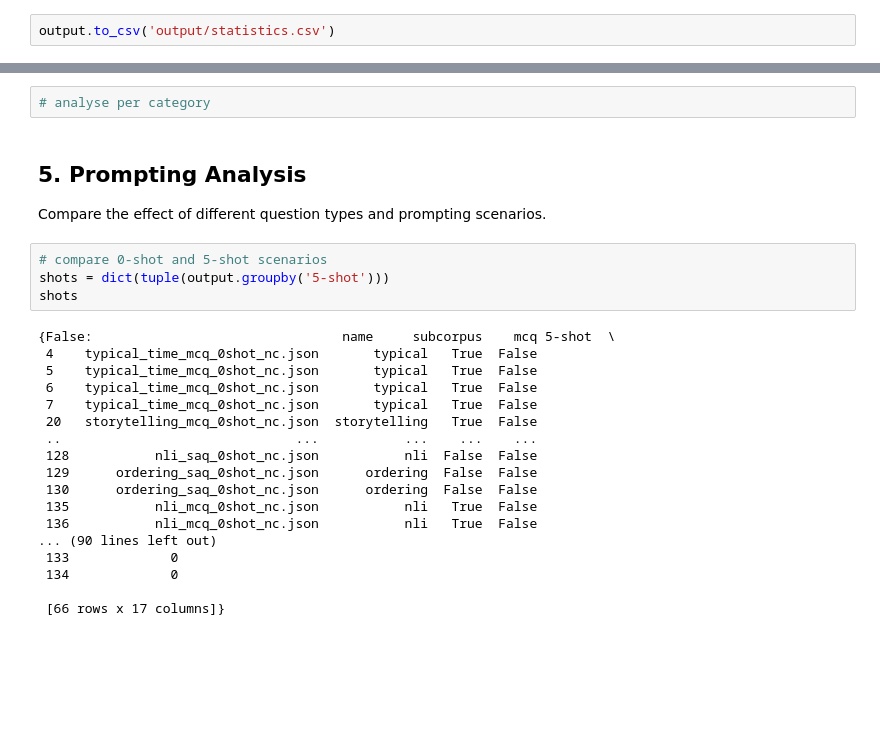
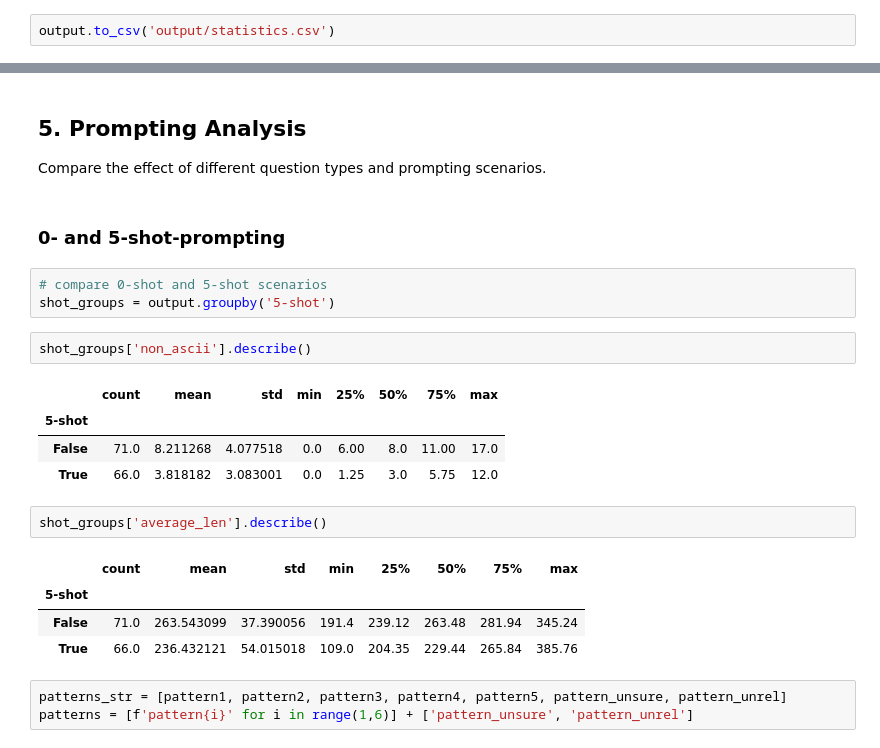
Before and after one commit to lykoerber/Xtemporal-reasoning, a Jupyter notebook: analysis.ipynb, the cells around one changed output, grey strips where cells are left out. Saved outputs shown, nothing was run; the diff lists cells and outputs as text; blank space fills up the shorter version.

```diff
--- a/analysis.ipynb
+++ b/analysis.ipynb
@@ -271,28 +292,26 @@ output.describe()
-# %%
-# analyse per category
 # %% [markdown]
 ## 5. Prompting Analysis <a name="prompting-analysis"></a>
 
 Compare the effect of different question types and prompting scenarios.
+# %% [markdown]
+### 0- and 5-shot-prompting
 # %%
 # compare 0-shot and 5-shot scenarios
-shots = dict(tuple(output.groupby('5-shot')))
-shots
+shot_groups = output.groupby('5-shot')
-# %% [output]
-{False:                                name     subcorpus    mcq 5-shot  \
- 4    typical_time_mcq_0shot_nc.json       typical   True  False
- 5    typical_time_mcq_0shot_nc.json       typical   True  False
- 6    typical_time_mcq_0shot_nc.json       typical   True  False
- 7    typical_time_mcq_0shot_nc.json       typical   True  False
- 20   storytelling_mcq_0shot_nc.json  storytelling   True  False
- ..                              ...           ...    ...    ...
- 128           nli_saq_0shot_nc.json           nli  False  False
- 129      ordering_saq_0shot_nc.json      ordering  False  False
- 130      ordering_saq_0shot_nc.json      ordering  False  False
- 135           nli_mcq_0shot_nc.json           nli   True  False
- 136           nli_mcq_0shot_nc.json           nli   True  False
-... (90 lines left out)
- 133             0
- 134             0
-
- [66 rows x 17 columns]}
+# %%
+shot_groups['non_ascii'].describe()
+# %% [output]
+|  | count | mean | std | min | 25% | 50% | 75% | max |
+| 5-shot |  |  |  |  |  |  |  |  |
+| False | 71.0 | 8.211268 | 4.077518 | 0.0 | 6.00 | 8.0 | 11.00 | 17.0 |
+| True | 66.0 | 3.818182 | 3.083001 | 0.0 | 1.25 | 3.0 | 5.75 | 12.0 |
+# %%
+shot_groups['average_len'].describe()
+# %% [output]
+|  | count | mean | std | min | 25% | 50% | 75% | max |
+| 5-shot |  |  |  |  |  |  |  |  |
+| False | 71.0 | 263.543099 | 37.390056 | 191.4 | 239.12 | 263.48 | 281.94 | 345.24 |
+| True | 66.0 | 236.432121 | 54.015018 | 109.0 | 204.35 | 229.44 | 265.84 | 385.76 |
+# %%
+patterns_str = [pattern1, pattern2, pattern3, pattern4, pattern5, pattern_unsure, pattern_unrel]
+patterns = [f'pattern{i}' for i in range(1,6)] + ['pattern_unsure', 'pattern_unrel']
```
Also changed, not shown: parts of 16 cells of this notebook.
